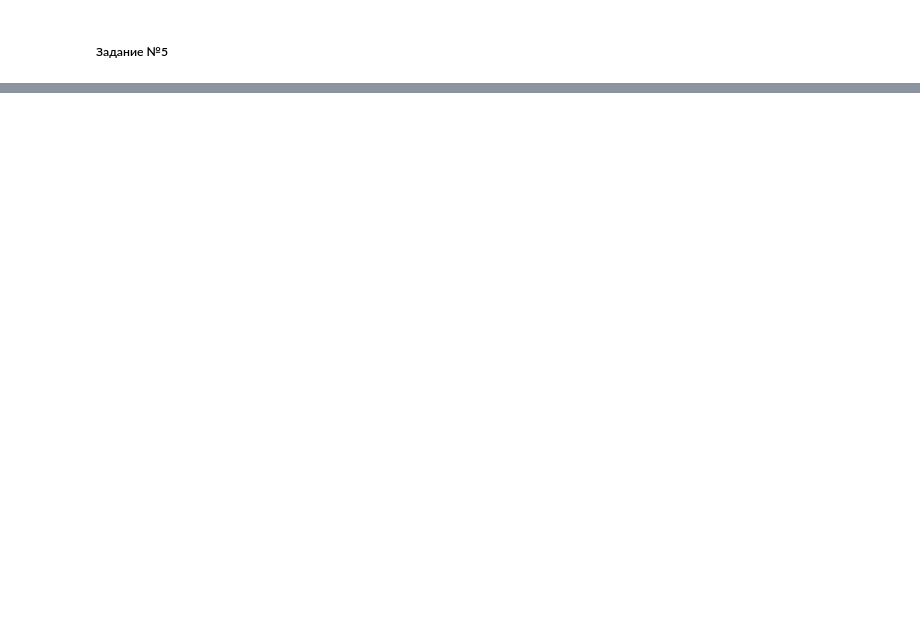
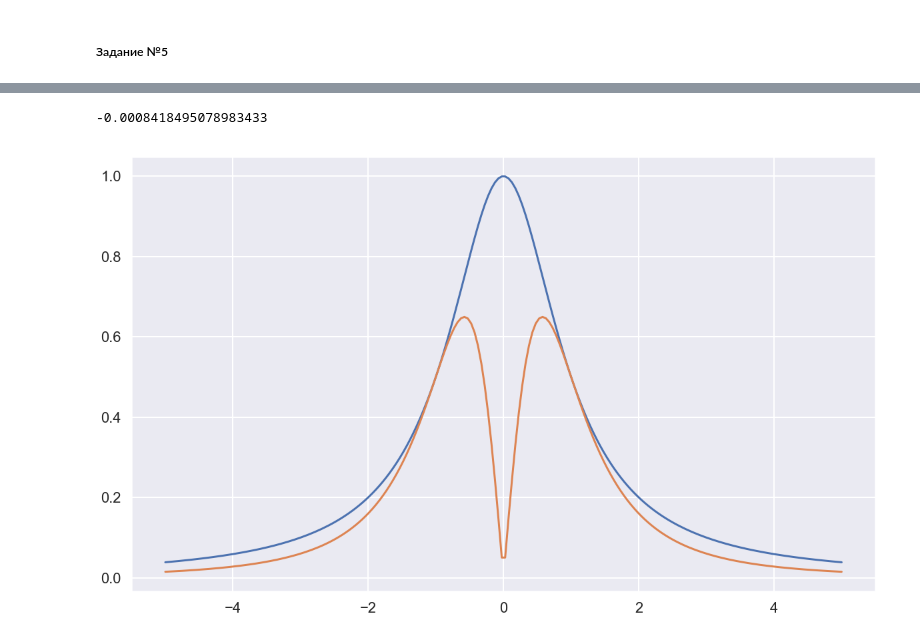
Before and after one commit to lainys/-, a Jupyter notebook: lab1/lab1.ipynb, the cells around one changed output, grey strips where cells are left out. Saved outputs shown, nothing was run; the diff lists cells and outputs as text; code cells hidden in the pictures; blank space fills up the shorter version.

```diff
--- a/lab1/lab1.ipynb
+++ b/lab1/lab1.ipynb
@@ -407,3 +454,39 @@ KeyboardInterrupt:
+# %%
+# вычисление диапазона нач. значений (по формуле)
+from sympy import diff, symbols, atan, log
+from scipy.optimize import minimize
+
+x = symbols('x')
+f = lambda x: x*np.arctan(x) - np.log(1+x**2)/2
+fun = x*atan(x) - log(1+x**2)/2
+
+f2 = diff(fun,x,2)
+f3 = diff(fun,x,3)
+
+g2 = lambda x : np.abs(f2.subs({'x':x}))
+g3 = lambda x : -np.abs(f3.subs({'x':x}))
+
+
+M3 = minimize(g3,0).fun
+m2 = minimize(g2,1).fun
+
+x_min = minimize(f,0).x
+
+x = np.linspace(-5,5,200)
+y = []
+for i in x:
+    y.append(g2(i))
+plt.plot(x,y)
+
+y2 = []
+for i in x:
+    y2.append(-g3(i))
+plt.plot(x,y2)
+
+2*m2/M3
+# %% [output]
+-0.0008418495078983433
+[figure, added]
 # %%
 def cfff(f,x,h=0.001):
     return (f(x+h) - f(x) - cf(x)*h - cff(x)*h*h/2)*6/h/h/h
```
Also changed, not shown: parts of 13 cells of this notebook.
